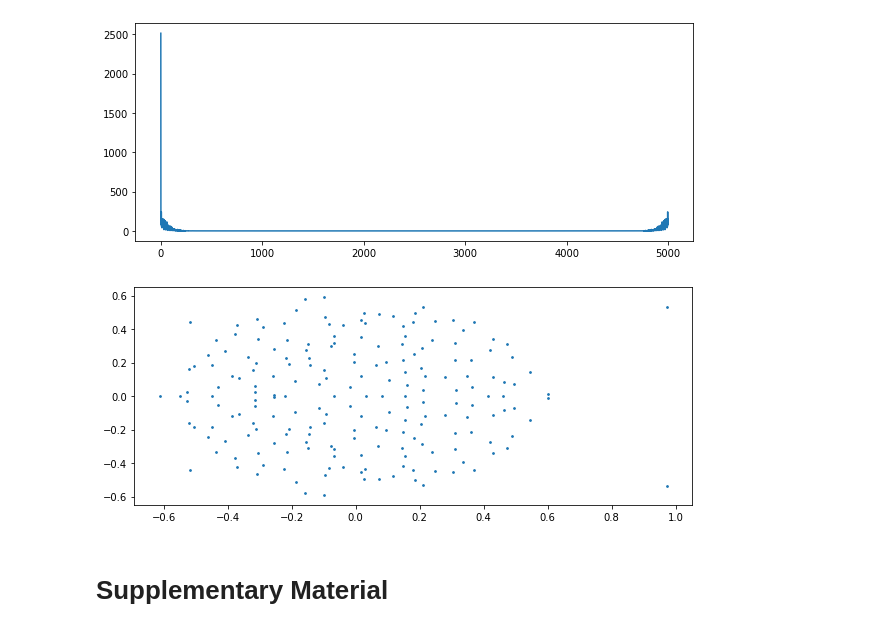
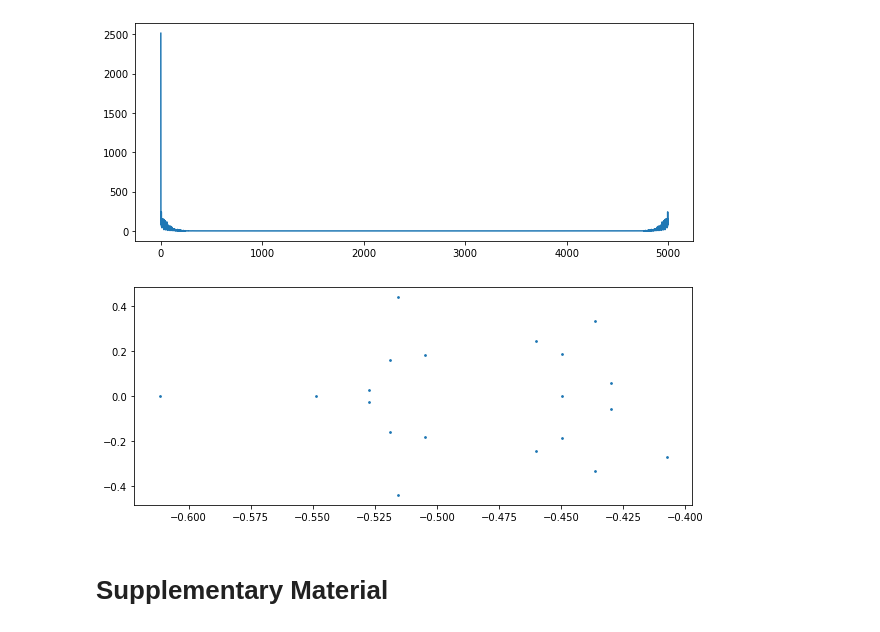
Before and after one commit to mpotta/bptt, a Jupyter notebook: RNNs for Chaos/rnns_for_chaos.ipynb, the cells around one changed output. Cells and saved outputs as stored; diff of their text form; code cells hidden in the pictures.

```diff
--- a/RNNs for Chaos/rnns_for_chaos.ipynb
+++ b/RNNs for Chaos/rnns_for_chaos.ipynb
@@ -172,7 +172,8 @@ class RNNNet(nn.Module):
         use_teacher_forcing = True if random.random() > self.teacher_forcing_ratio else False
         if use_teacher_forcing:
             rnn_output, _ = self.rnn(x)
-            rnn_output = self.do(rnn_output)
+            if enable_do:
+                rnn_output = self.do(rnn_output)
             out = self.fc(rnn_output)
             return out, rnn_output
         else:
@@ -185,12 +186,14 @@ class RNNNet(nn.Module):
             # Loop through time
             for i in range(input.size(0)):
                 hidden = self.rnn.recurrence(x_t, hidden)
-                hidden = self.do(hidden)
+                rnn_output.append(hidden)
+                if enable_do:
+                    hidden = self.do(hidden)
                 x_t = self.fc(hidden)
-                rnn_output.append(hidden)
             # Stack together output from all time steps
             output = torch.stack(rnn_output, dim=0)  # (seq_len, batch, hidden_size)
-            rnn_output = self.do(rnn_output)
+            if enable_do:
+                rnn_output = self.do(rnn_output)
             out = self.fc(output)
             return out, rnn_output
 # %% [markdown]
@@ -375,18 +370,20 @@ plt.show()
 # %%
 def extract_eigen_values(M):
     eW = np.linalg.eigvals(M)
-    rea = [n.real for n in eW]
-    imag = [n.imag for n in eW]
+    idx = eW.argsort()
+    rea = [n.real for n in eW[idx]]
+    imag = [n.imag for n in eW[idx]]
     return rea, imag
 
 realW_bptt, imagW_bptt = extract_eigen_values(net.rnn.h2h.weight.detach().numpy())
 
+top_eW = 20
 fig = plt.figure(figsize=(10,4))
 ax = fig.add_subplot(111)
-ax.scatter(realW_bptt, imagW_bptt, s=3)
+ax.scatter(realW_bptt[0:top_eW], imagW_bptt[0:top_eW], s=3)
 plt.show()
 # %% [output]
-[figure, old version]
+[figure, new version]
 # %% [markdown]
 # Supplementary Material
 # %% [markdown]
```
Also changed, not shown: parts of 7 cells of this notebook.
